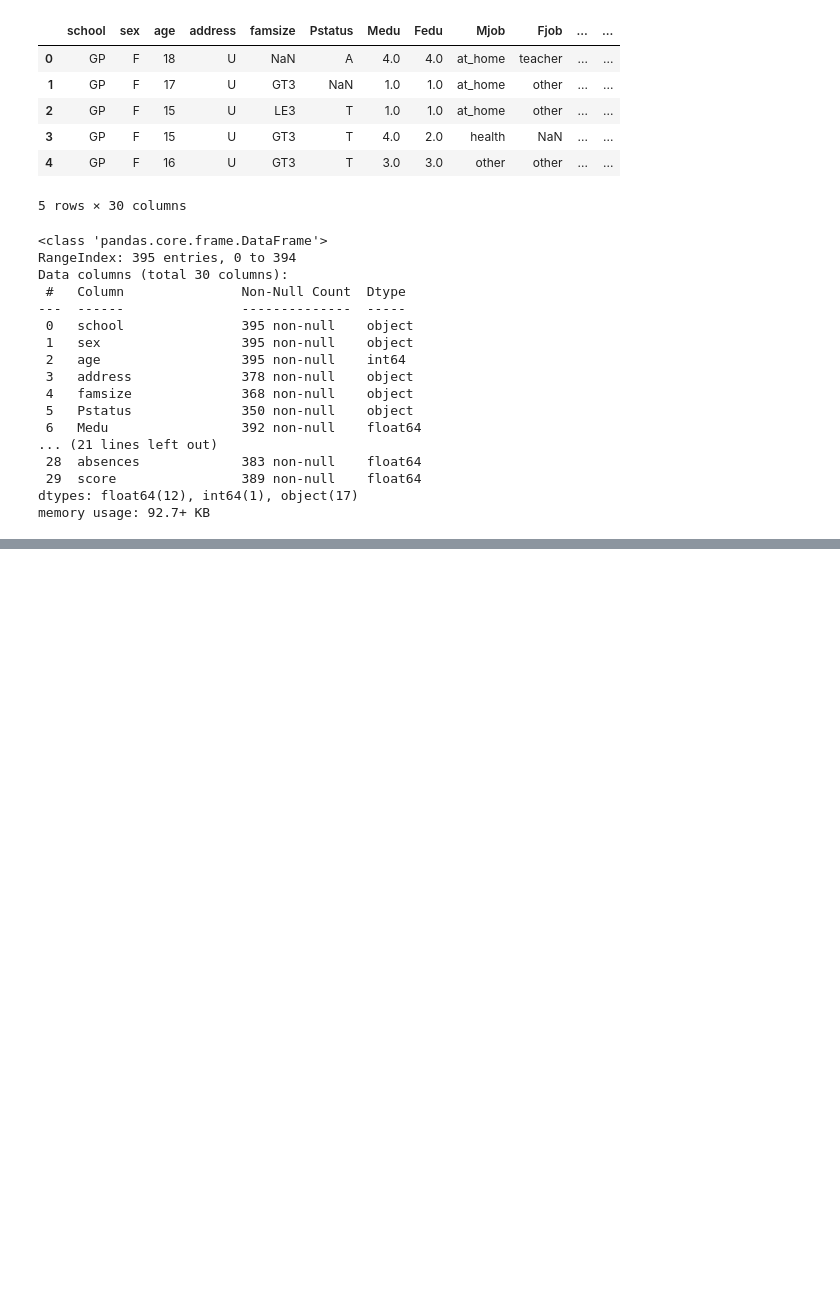
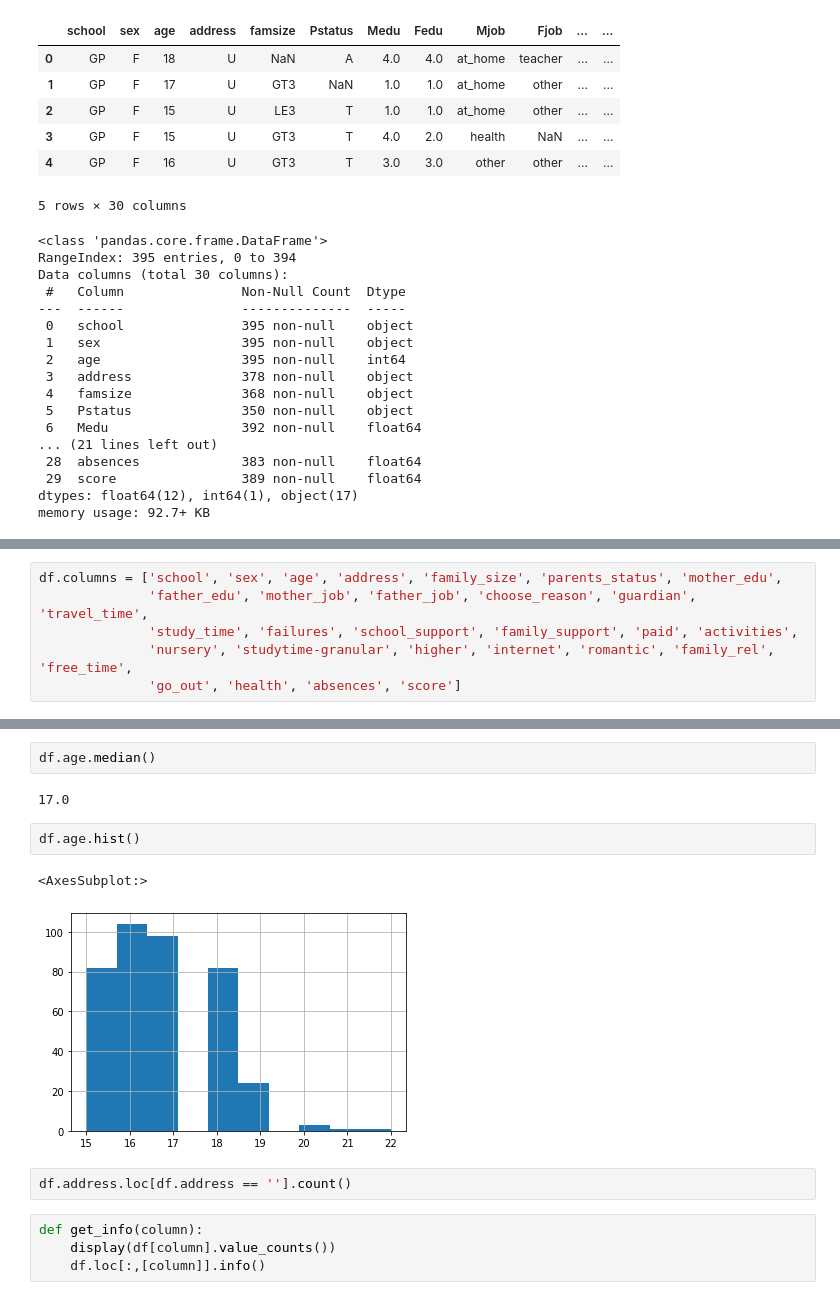
Before and after one commit to Tirsh/DataScience, a Jupyter notebook: module_2/eda.ipynb, the cells around one changed output, grey strips where cells are left out. Saved outputs shown, nothing was run; the diff lists cells and outputs as text; blank space fills up the shorter version.

```diff
--- a/module_2/eda.ipynb
+++ b/module_2/eda.ipynb
@@ -32,0 +85,6 @@ memory usage: 92.7+ KB
+# %%
+df.columns = ['school', 'sex', 'age', 'address', 'family_size', 'parents_status', 'mother_edu',
+              'father_edu', 'mother_job', 'father_job', 'choose_reason', 'guardian', 'travel_time',
+              'study_time', 'failures', 'school_support', 'family_support', 'paid', 'activities',
+              'nursery', 'studytime-granular', 'higher', 'internet', 'romantic', 'family_rel', 'free_time',
+              'go_out', 'health', 'absences', 'score']
@@ -32,0 +119,15 @@ memory usage: 92.7+ KB
+# %%
+df.age.median()
+# %% [output]
+17.0
+# %%
+df.age.hist()
+# %% [output]
+<AxesSubplot:>
+[figure, added]
+# %%
+df.address.loc[df.address == ''].count()
+# %%
+def get_info(column):
+    display(df[column].value_counts())
+    df.loc[:,[column]].info()
```
Also changed, not shown: parts of 14 cells of this notebook.
